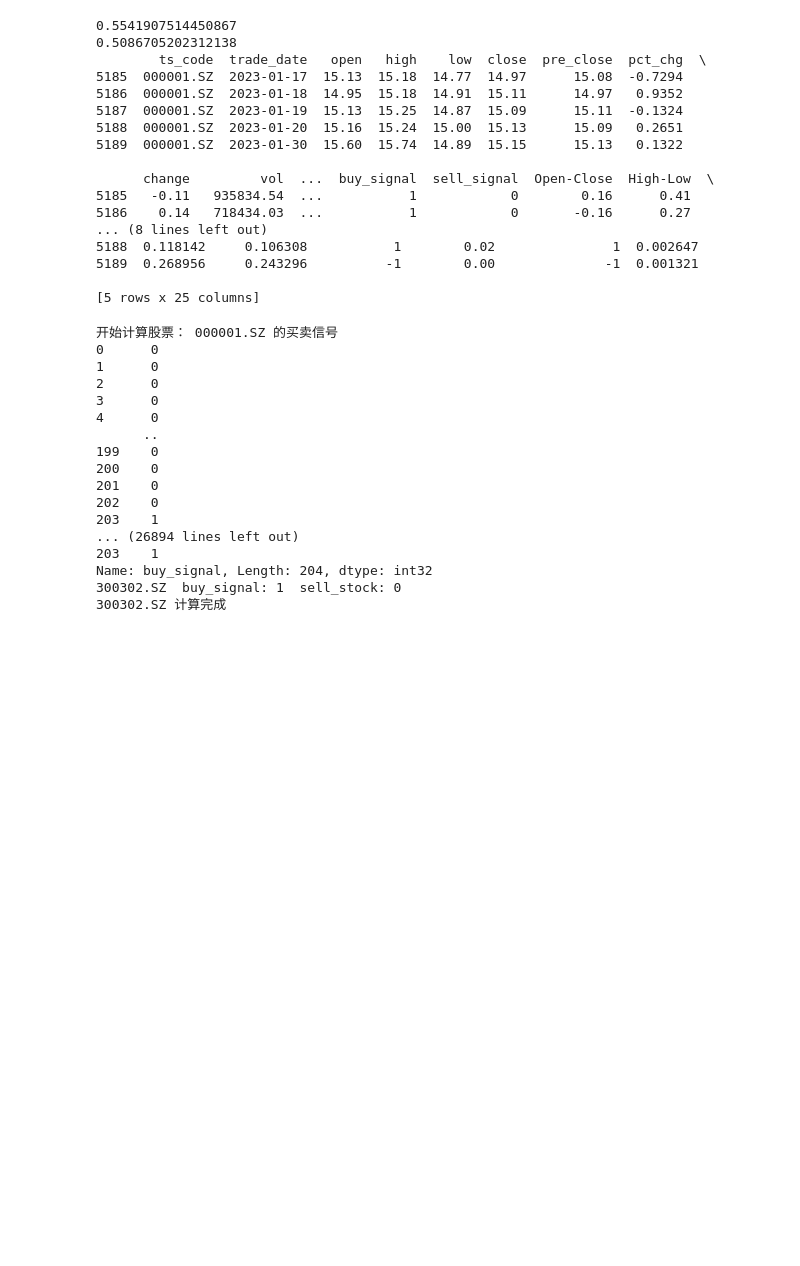
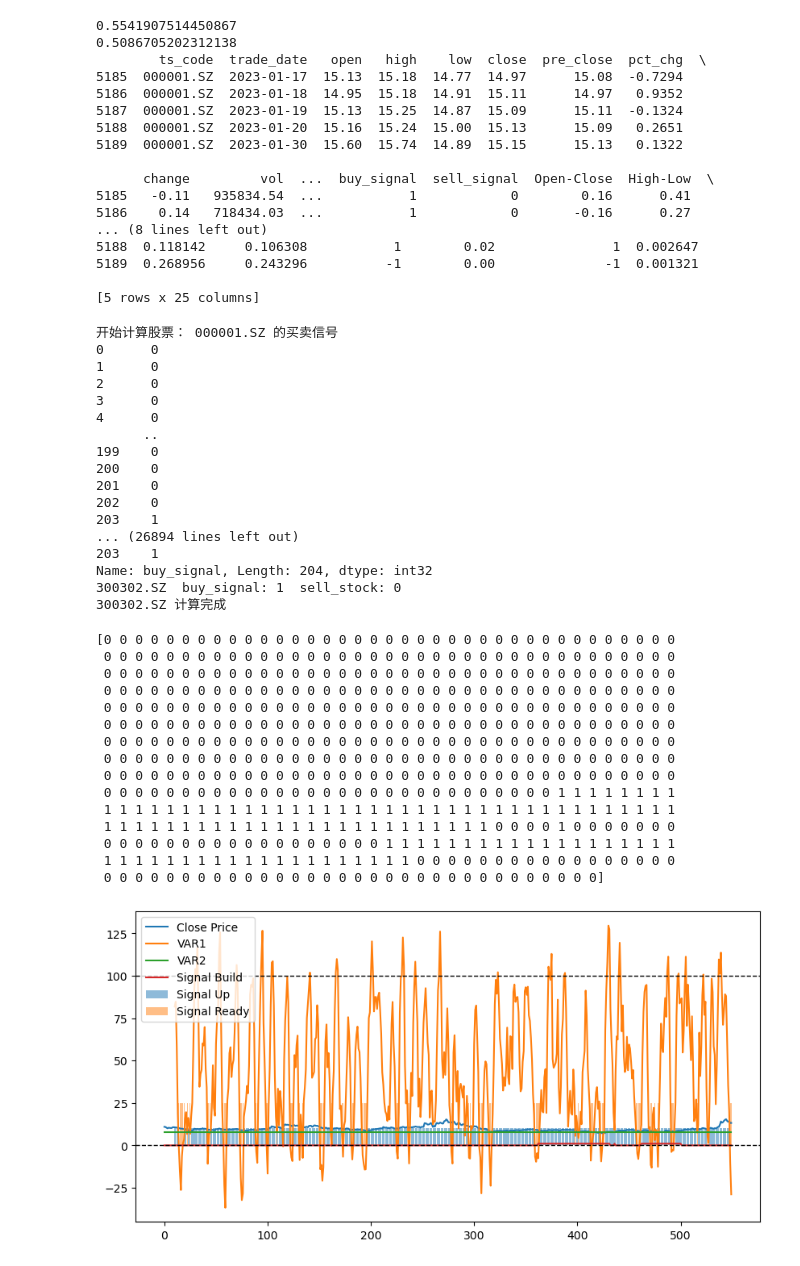
Before and after one commit to tom-lch/smartshare, a Jupyter notebook: load_data.ipynb, the cells around one changed output. Saved outputs shown, nothing was run; the diff lists cells and outputs as text; code cells hidden in the pictures; blank space fills up the shorter version.

```diff
--- a/load_data.ipynb
+++ b/load_data.ipynb
@@ -122,3 +308,52 @@ with open('sell_stock.txt', 'w') as f:
 Name: buy_signal, Length: 204, dtype: int32
 300302.SZ  buy_signal: 1  sell_stock: 0
 300302.SZ 计算完成
+# %%
+from addons.stock_manage.service import StockDataLoader, Stocks
+import datetime
+stocks = Stocks().get_stocks()
+today = datetime.date.today()
+day = today + datetime.timedelta(days=1)
+
+d = StockDataLoader('300166.SZ', '2021-01-01', f'{day}')
+res = d.get_stack_daily()
+
+import talib
+import numpy as np
+import matplotlib.pyplot as plt
+
+# 定义参数
+N = 5
+VAR2 = 8
+
+# 计算VAR1
+
+# 画图
+fig, ax = plt.subplots(figsize=(10, 5))
+ax.plot(close, label='Close Price')
+ax.plot(var1, label='VAR1')
+ax.plot(np.ones_like(var1) * VAR2, label='VAR2')
+ax.bar(np.arange(len(signal_up)), signal_up, label='Signal Up', alpha=0.5)
+ax.bar(np.arange(len(signal_ready)), signal_ready, label='Signal Ready', alpha=0.5)
+ax.plot(signal_build, label='Signal Build')
+ax.axhline(0, color='k', linestyle='--', linewidth=1)
+ax.axhline(100, color='k', linestyle='--', linewidth=1)
+ax.legend()
+plt.show()
+# %% [output]
+[0 0 0 0 0 0 0 0 0 0 0 0 0 0 0 0 0 0 0 0 0 0 0 0 0 0 0 0 0 0 0 0 0 0 0 0 0
+ 0 0 0 0 0 0 0 0 0 0 0 0 0 0 0 0 0 0 0 0 0 0 0 0 0 0 0 0 0 0 0 0 0 0 0 0 0
+ 0 0 0 0 0 0 0 0 0 0 0 0 0 0 0 0 0 0 0 0 0 0 0 0 0 0 0 0 0 0 0 0 0 0 0 0 0
+ 0 0 0 0 0 0 0 0 0 0 0 0 0 0 0 0 0 0 0 0 0 0 0 0 0 0 0 0 0 0 0 0 0 0 0 0 0
+ 0 0 0 0 0 0 0 0 0 0 0 0 0 0 0 0 0 0 0 0 0 0 0 0 0 0 0 0 0 0 0 0 0 0 0 0 0
+ 0 0 0 0 0 0 0 0 0 0 0 0 0 0 0 0 0 0 0 0 0 0 0 0 0 0 0 0 0 0 0 0 0 0 0 0 0
+ 0 0 0 0 0 0 0 0 0 0 0 0 0 0 0 0 0 0 0 0 0 0 0 0 0 0 0 0 0 0 0 0 0 0 0 0 0
+ 0 0 0 0 0 0 0 0 0 0 0 0 0 0 0 0 0 0 0 0 0 0 0 0 0 0 0 0 0 0 0 0 0 0 0 0 0
+ 0 0 0 0 0 0 0 0 0 0 0 0 0 0 0 0 0 0 0 0 0 0 0 0 0 0 0 0 0 0 0 0 0 0 0 0 0
+ 0 0 0 0 0 0 0 0 0 0 0 0 0 0 0 0 0 0 0 0 0 0 0 0 0 0 0 0 0 1 1 1 1 1 1 1 1
+ 1 1 1 1 1 1 1 1 1 1 1 1 1 1 1 1 1 1 1 1 1 1 1 1 1 1 1 1 1 1 1 1 1 1 1 1 1
+ 1 1 1 1 1 1 1 1 1 1 1 1 1 1 1 1 1 1 1 1 1 1 1 1 1 0 0 0 0 1 0 0 0 0 0 0 0
+ 0 0 0 0 0 0 0 0 0 0 0 0 0 0 0 0 0 0 1 1 1 1 1 1 1 1 1 1 1 1 1 1 1 1 1 1 1
+ 1 1 1 1 1 1 1 1 1 1 1 1 1 1 1 1 1 1 1 1 0 0 0 0 0 0 0 0 0 0 0 0 0 0 0 0 0
+ 0 0 0 0 0 0 0 0 0 0 0 0 0 0 0 0 0 0 0 0 0 0 0 0 0 0 0 0 0 0 0 0]
+[figure, added]
```
Also changed, not shown: parts of 7 cells of this notebook, 4 other files.
